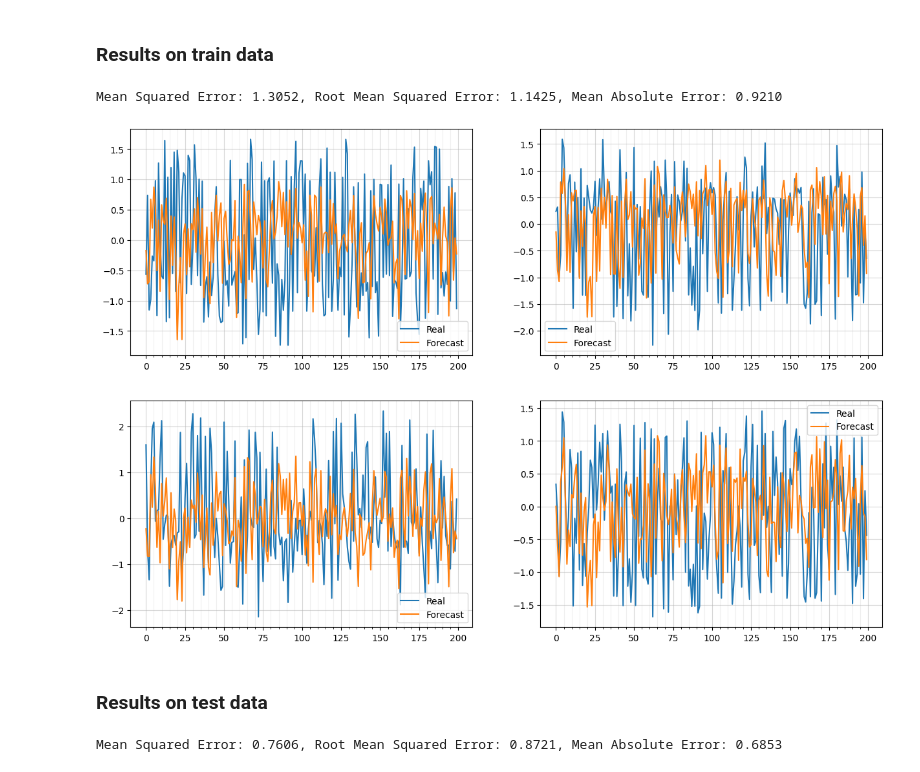
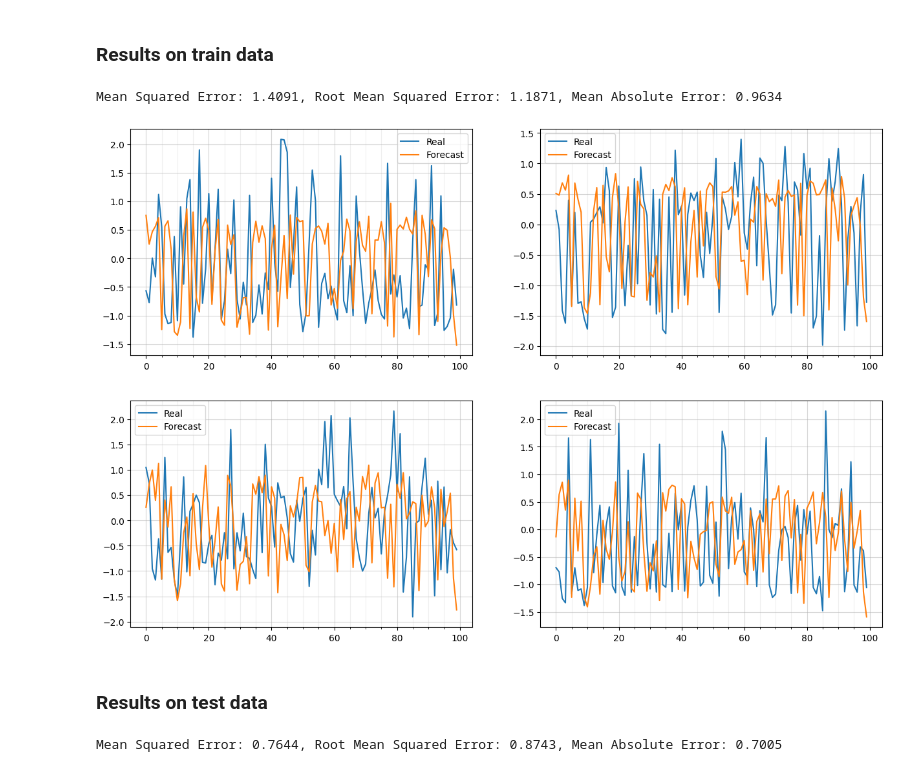
Before and after one commit to timothewt/SP100AnalysisWithGNNs, a Jupyter notebook: notebooks/5-stock_prices_forecasting.ipynb, the cells around one changed output. Cells and saved outputs as stored; diff of their text form; code cells hidden in the pictures.

```diff
--- a/notebooks/5-stock_prices_forecasting.ipynb
+++ b/notebooks/5-stock_prices_forecasting.ipynb
@@ -44,7 +44,7 @@ Train dataset: 1087, Test dataset: 121
 An A3T-GCN model previously implemented is used. The model is trained using the training dataset and the Adam optimizer. The `weight_decay` parameter is used for L2 regularization, to follow the T-GCN papers methodology. The loss is calculated using the Mean Squared Error (MSE) loss function.
 # %%
 def train(model: nn.Module, optimizer: optim.Optimizer, criterion: nn.Module, train_dataloader: DataLoader, test_dataloader: DataLoader, num_epochs: int) -> tuple[list, list]:
-	writer = SummaryWriter(f'runs/PriceForecasting_{datetime.now().strftime("%d_%m_%Hh%M")}')
+	writer = SummaryWriter(f'runs/PriceForecasting_{datetime.now().strftime("%d_%m_%Hh%M")}_{model.__class__.__name__}')
 	for epoch in (pbar := trange(num_epochs, desc="Epochs")):
 		for idx, data in enumerate(train_dataloader):
 			optimizer.zero_grad()
@@ -78,7 +78,7 @@ TGCN(
   (out): Linear(in_features=32, out_features=1, bias=True)
 )
 # %%
-lr, weight_decay, num_epochs = 0.001, 1e-5, 16
+lr, weight_decay, num_epochs = 0.002, 1e-5, 10
 
 criterion = nn.MSELoss()
 optimizer = optim.Adam(model.parameters(), lr=lr, weight_decay=weight_decay)
@@ -101,22 +101,22 @@ MAE = np.mean(np.abs(train_predictions - train_targets))
 
 print(f"Mean Squared Error: {MSE:.4f}, Root Mean Squared Error: {RMSE:.4f}, Mean Absolute Error: {MAE:.4f}")
 # %% [output]
-Mean Squared Error: 1.3052, Root Mean Squared Error: 1.1425, Mean Absolute Error: 0.9210
+Mean Squared Error: 1.4091, Root Mean Squared Error: 1.1871, Mean Absolute Error: 0.9634
 # %%
 fig, axs = plt.subplots(2, 2, figsize=(15, 10))
 stocks_idx = np.random.choice(train_predictions.shape[1], 4)
-n = 200
+n = 100
 for idx, stock_idx in enumerate(stocks_idx):
 	axs[idx // 2, idx % 2].plot(train_targets[:, stock_idx][n:2 * n], label="Real")
 	axs[idx // 2, idx % 2].plot(train_predictions[:, stock_idx][n:2 * n], label="Forecast")
 	axs[idx // 2, idx % 2].legend()
 	axs[idx // 2, idx % 2].set_xticks(range(0, n, 5), minor=True)
 	axs[idx // 2, idx % 2].grid(which='minor', alpha=0.2)
 	axs[idx // 2, idx % 2].grid(which='major', alpha=0.5)
 
 plt.show()
 # %% [output]
-[figure, old version]
+[figure, new version]
 # %% [markdown]
 ### Results on test data
 # %%
@@ -131,7 +131,7 @@ MAE = np.mean(np.abs(test_predictions - test_targets))
 
 print(f"Mean Squared Error: {MSE:.4f}, Root Mean Squared Error: {RMSE:.4f}, Mean Absolute Error: {MAE:.4f}")
 # %% [output]
-Mean Squared Error: 0.7606, Root Mean Squared Error: 0.8721, Mean Absolute Error: 0.6853
+Mean Squared Error: 0.7644, Root Mean Squared Error: 0.8743, Mean Absolute Error: 0.7005
 # %%
 fig, axs = plt.subplots(2, 2, figsize=(15, 10))
 stocks_idx = np.random.choice(test_targets.shape[1], 4)
```
Also changed, not shown: parts of 1 cell of this notebook.
